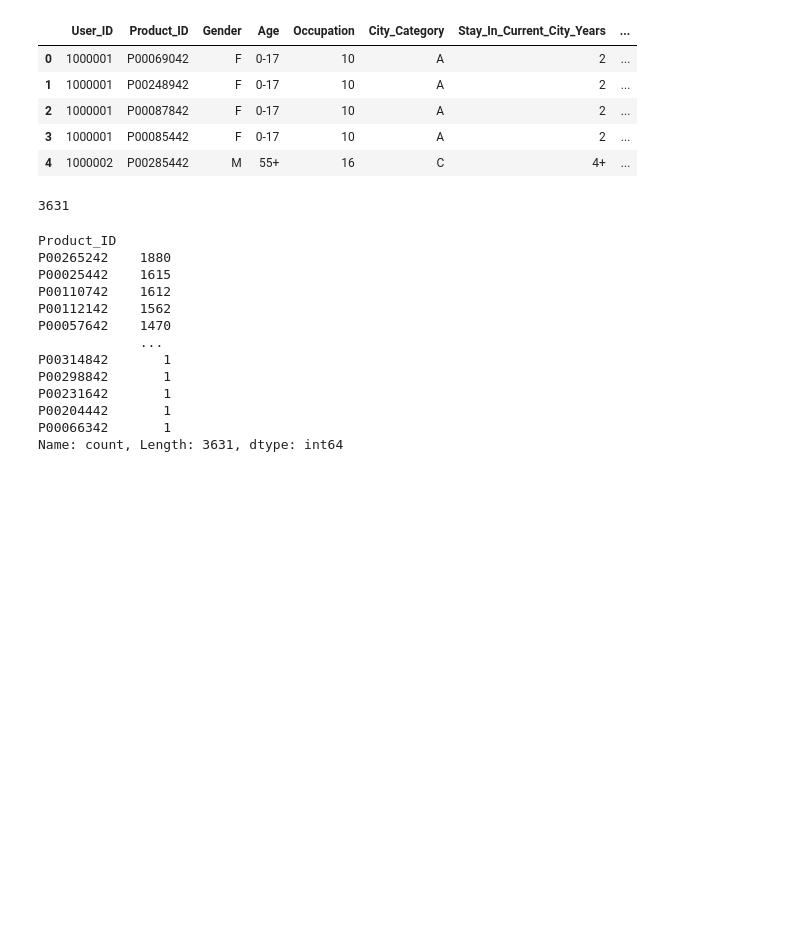
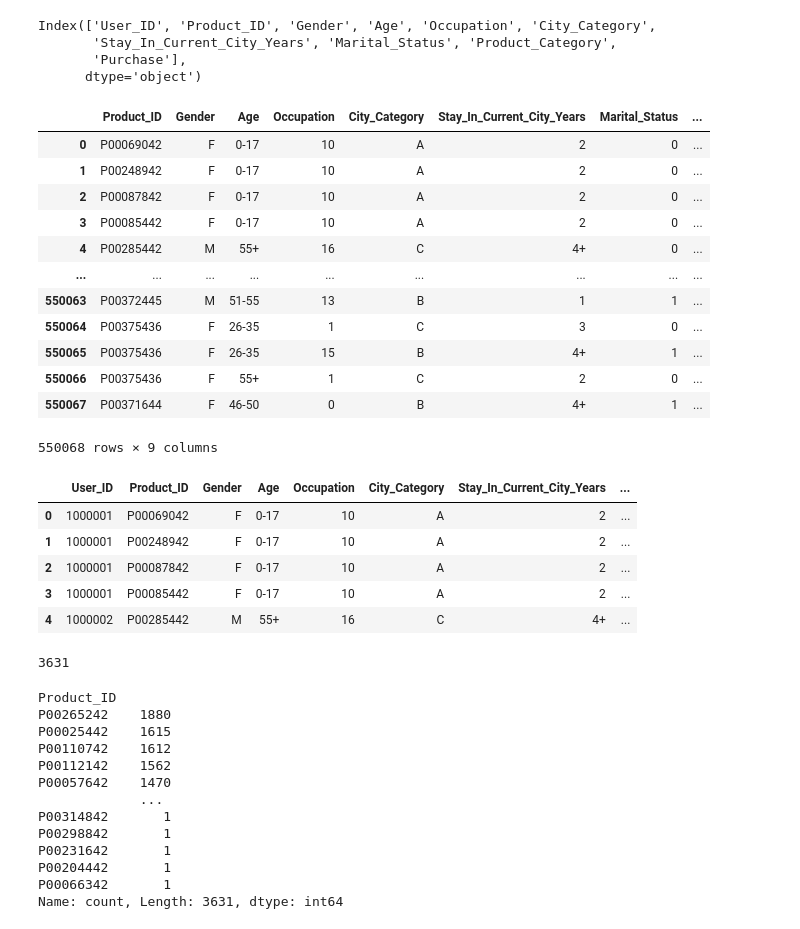
Before and after one commit to annecarv/infity_ds_project, a Jupyter notebook: notebooks/main.ipynb, the cells around one changed output. Cells and saved outputs as stored; diff of their text form; code cells hidden in the pictures; blank space fills up the shorter version.

```diff
--- a/notebooks/main.ipynb
+++ b/notebooks/main.ipynb
@@ -10,0 +10,7 @@ df = dataframe
+# %%
+df_ml.columns
+# %% [output]
+Index(['User_ID', 'Product_ID', 'Gender', 'Age', 'Occupation', 'City_Category',
+       'Stay_In_Current_City_Years', 'Marital_Status', 'Product_Category',
+       'Purchase'],
+      dtype='object')
@@ -11,3 +19,19 @@ df = dataframe
+# %%
+df_ml
+# %% [output]
+|  | Product_ID | Gender | Age | Occupation | City_Category | Stay_In_Current_City_Years | Marital_Status | ... |
+| 0 | P00069042 | F | 0-17 | 10 | A | 2 | 0 | ... |
+| 1 | P00248942 | F | 0-17 | 10 | A | 2 | 0 | ... |
+| 2 | P00087842 | F | 0-17 | 10 | A | 2 | 0 | ... |
+| 3 | P00085442 | F | 0-17 | 10 | A | 2 | 0 | ... |
+| 4 | P00285442 | M | 55+ | 16 | C | 4+ | 0 | ... |
+| ... | ... | ... | ... | ... | ... | ... | ... | ... |
+| 550063 | P00372445 | M | 51-55 | 13 | B | 1 | 1 | ... |
+| 550064 | P00375436 | F | 26-35 | 1 | C | 3 | 0 | ... |
+| 550065 | P00375436 | F | 26-35 | 15 | B | 4+ | 1 | ... |
+| 550066 | P00375436 | F | 55+ | 1 | C | 2 | 0 | ... |
+| 550067 | P00371644 | F | 46-50 | 0 | B | 4+ | 1 | ... |
+550068 rows × 9 columns
 # %%
 df['Marital_Status'] = df['Marital_Status'].astype(str)
 # %%
```
Also changed, not shown: parts of 4 cells of this notebook.
